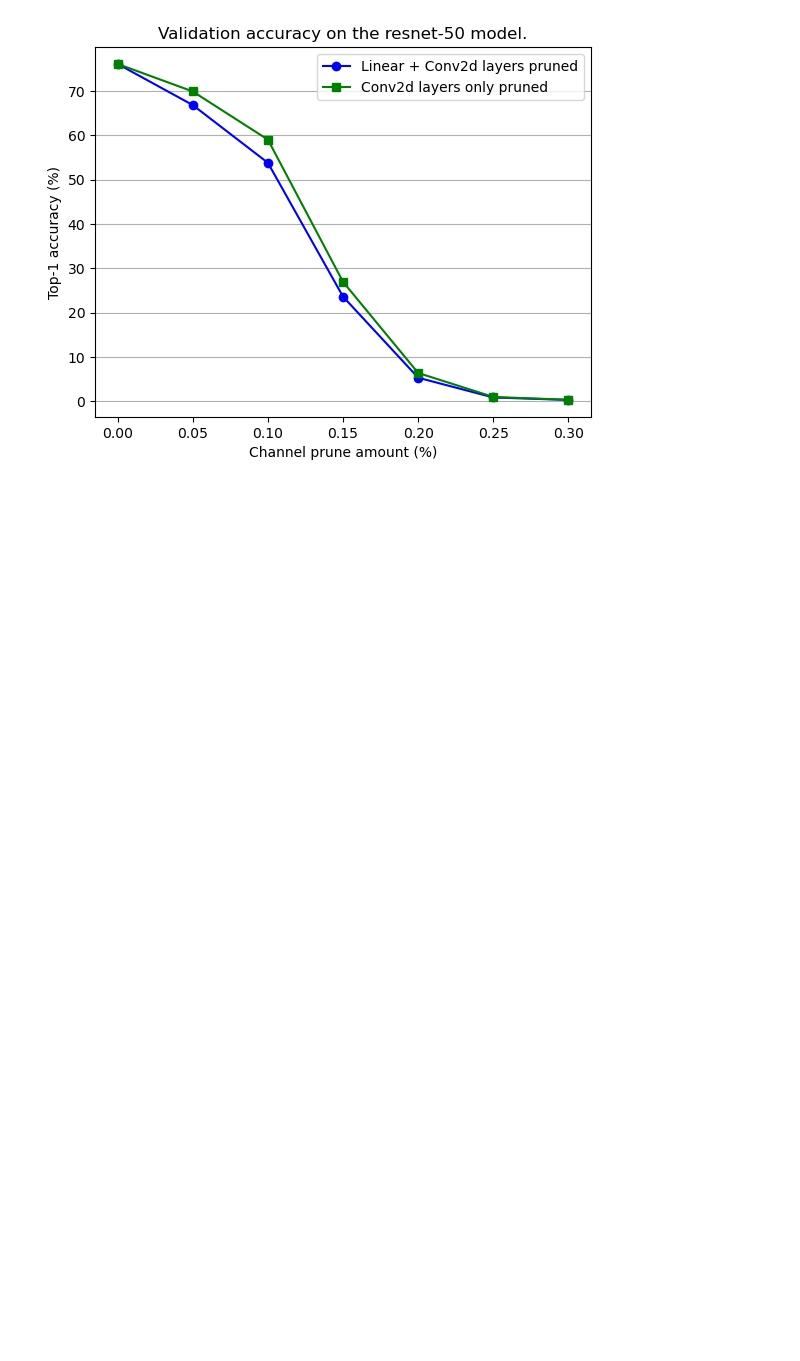
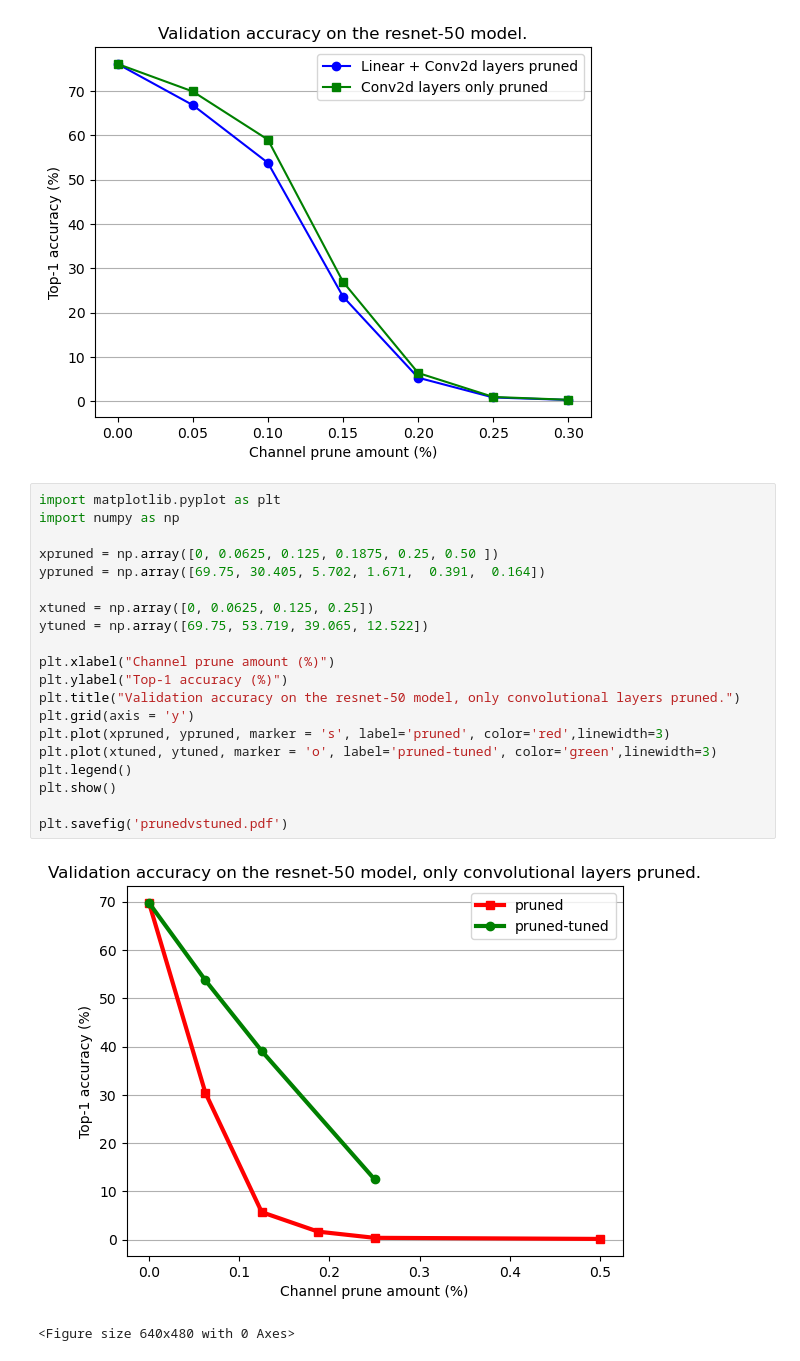
Before and after one commit to matteorapa/self-adaptive-neural-networks, a Jupyter notebook: notebooks/results.ipynb, the cells around one changed output. Saved outputs shown, nothing was run; the diff lists cells and outputs as text; blank space fills up the shorter version.

```diff
--- a/notebooks/results.ipynb
+++ b/notebooks/results.ipynb
@@ -52,3 +52,26 @@ plt.legend()
 plt.show()
 # %% [output]
 [figure]
+# %%
+import matplotlib.pyplot as plt
+import numpy as np
+
+xpruned = np.array([0, 0.0625, 0.125, 0.1875, 0.25, 0.50 ])
+ypruned = np.array([69.75, 30.405, 5.702, 1.671,  0.391,  0.164])
+
+xtuned = np.array([0, 0.0625, 0.125, 0.25])
+ytuned = np.array([69.75, 53.719, 39.065, 12.522])
+
+plt.xlabel("Channel prune amount (%)")
+plt.ylabel("Top-1 accuracy (%)")
+plt.title("Validation accuracy on the resnet-50 model, only convolutional layers pruned.")
+plt.grid(axis = 'y')
+plt.plot(xpruned, ypruned, marker = 's', label='pruned', color='red',linewidth=3)
+plt.plot(xtuned, ytuned, marker = 'o', label='pruned-tuned', color='green',linewidth=3)
+plt.legend()
+plt.show()
+
+plt.savefig('prunedvstuned.pdf')
+# %% [output]
+[figure, added]
+<Figure size 640x480 with 0 Axes>
```
Also changed, not shown: parts of 3 cells of this notebook, 35 other files.
